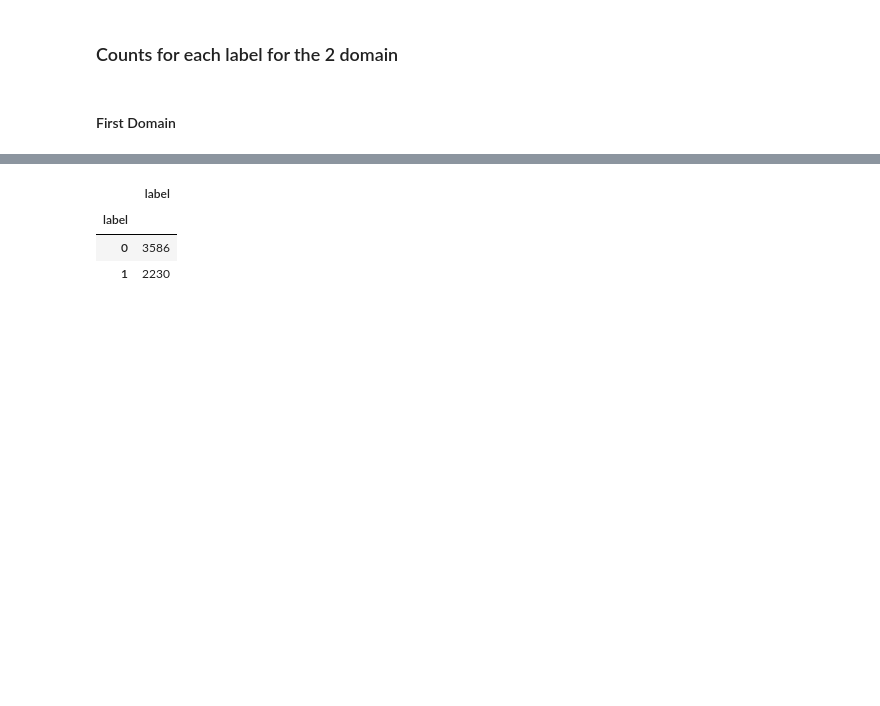
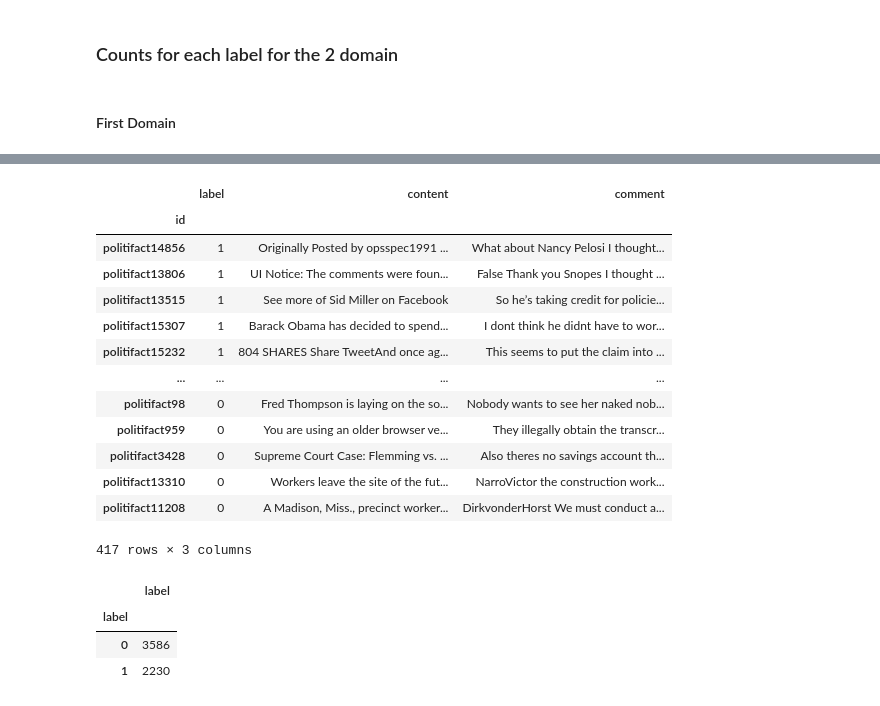
Before and after one commit to AmritaBh/FakeNews, a Jupyter notebook: Cross Domain Fake News.ipynb, the cells around one changed output, grey strips where cells are left out. Drawn from its saved outputs; the diff is of its cells as text; code cells hidden in the pictures; blank space fills up the shorter version.

```diff
--- a/Cross Domain Fake News.ipynb
+++ b/Cross Domain Fake News.ipynb
@@ -50,3 +101,21 @@ domain2_frame
+# %%
+domain2_merged = pd.merge(domain2_frame, domain2_comment_frame, on=['id'], how='inner')
+domain2_merged
+# %% [output]
+|  | label | content | comment |
+| id |  |  |  |
+| politifact14856 | 1 | Originally Posted by opsspec1991 ... | What about Nancy Pelosi I thought... |
+| politifact13806 | 1 | UI Notice: The comments were foun... | False Thank you Snopes I thought ... |
+| politifact13515 | 1 | See more of Sid Miller on Facebook | So he’s taking credit for policie... |
+| politifact15307 | 1 | Barack Obama has decided to spend... | I dont think he didnt have to wor... |
+| politifact15232 | 1 | 804 SHARES Share TweetAnd once ag... | This seems to put the claim into ... |
+| ... | ... | ... | ... |
+| politifact98 | 0 | Fred Thompson is laying on the so... | Nobody wants to see her naked nob... |
+| politifact959 | 0 | You are using an older browser ve... | They illegally obtain the transcr... |
+| politifact3428 | 0 | Supreme Court Case: Flemming vs. ... | Also theres no savings account th... |
+| politifact13310 | 0 | Workers leave the site of the fut... | NarroVictor the construction work... |
+| politifact11208 | 0 | A Madison, Miss., precinct worker... | DirkvonderHorst We must conduct a... |
+417 rows × 3 columns
 # %%
 domain1_frame.groupby(['label'])[['label']].count()
 # %% [output]
```
Also changed, not shown: parts of 10 cells of this notebook.
